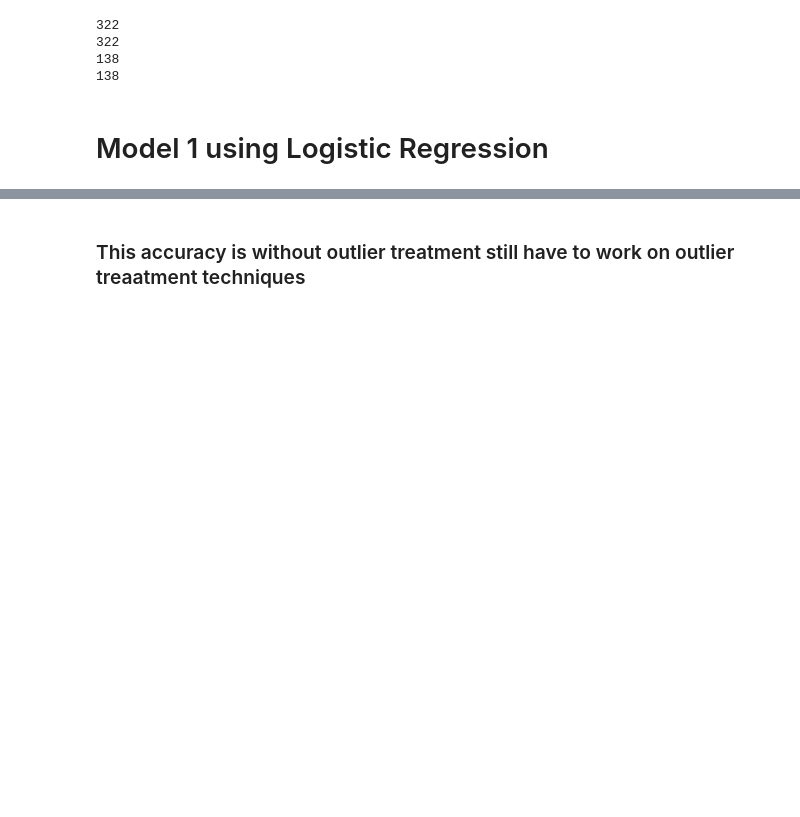
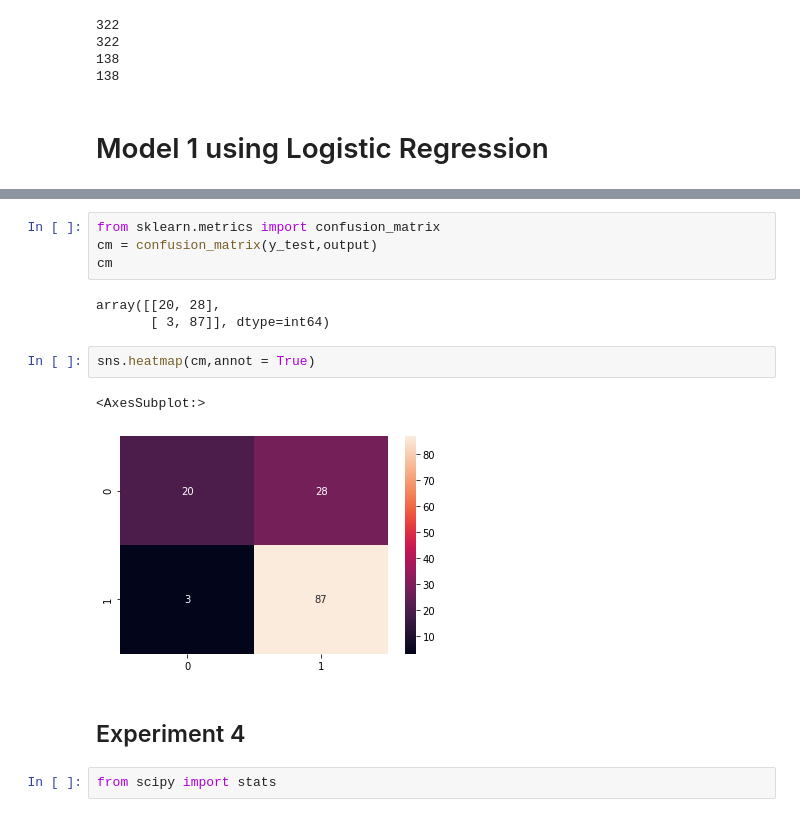
Before and after one commit to Sunnypatil002/Mini-project02, a Jupyter notebook: model.ipynb, the cells around one changed output, grey strips where cells are left out. Cells and saved outputs as stored; diff of their text form; blank space fills up the shorter version.

```diff
--- a/model.ipynb
+++ b/model.ipynb
@@ -98,2 +126,16 @@ accuracy_score(y_test,output)
-# %% [markdown]
-### This accuracy is without outlier treatment still have to work on outlier treaatment techniques
+# %%
+from sklearn.metrics import confusion_matrix
+cm = confusion_matrix(y_test,output)
+cm
+# %% [output]
+array([[20, 28],
+       [ 3, 87]], dtype=int64)
+# %%
+sns.heatmap(cm,annot = True)
+# %% [output]
+<AxesSubplot:>
+[figure, added]
+# %% [markdown]
+## Experiment 4
+# %%
+from scipy import stats
```
Also changed, not shown: parts of 24 cells of this notebook, 4 other files.
